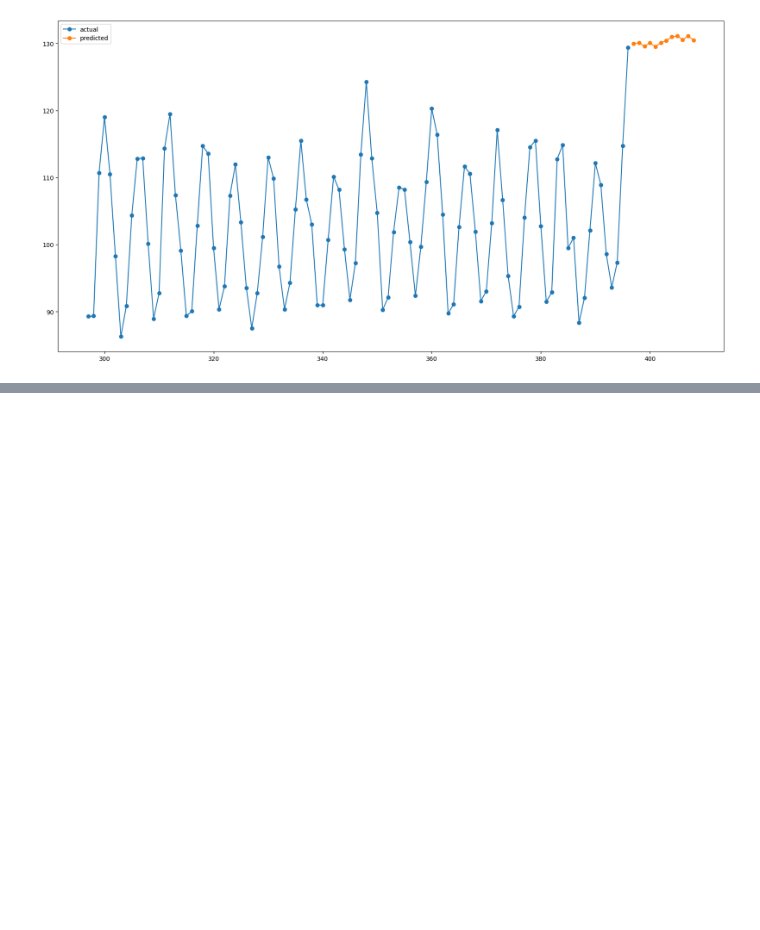
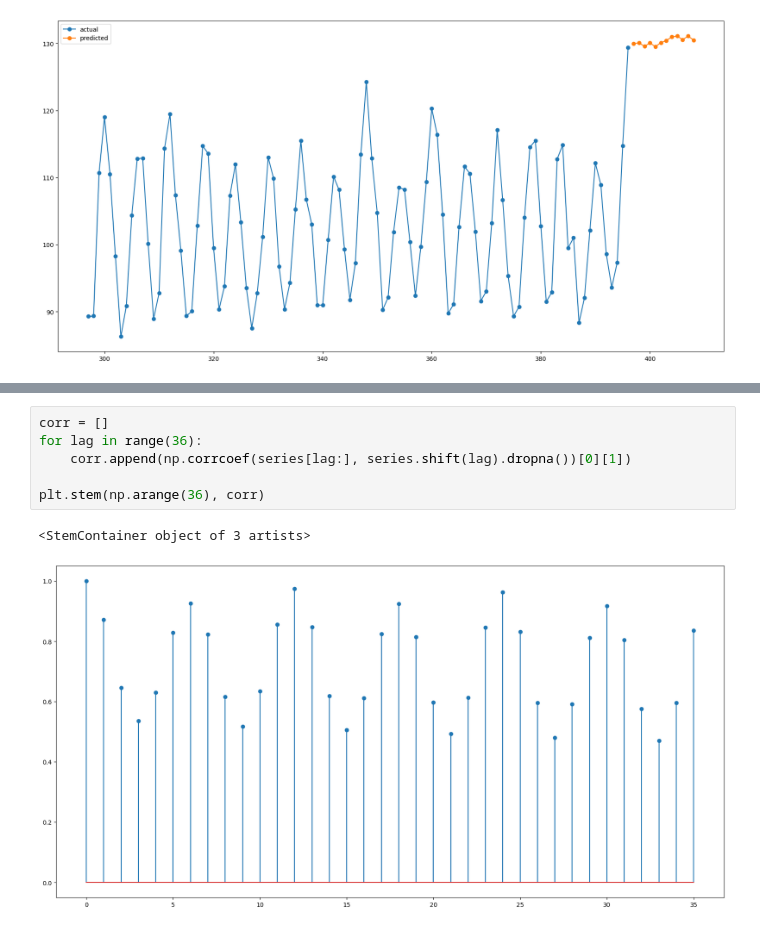
Before and after one commit to anidec25/Linear-Regression, a Jupyter notebook: Time Series/electric_production.ipynb, the cells around one changed output, grey strips where cells are left out. Saved outputs shown, nothing was run; the diff lists cells and outputs as text; blank space fills up the shorter version.

```diff
--- a/Time Series/electric_production.ipynb
+++ b/Time Series/electric_production.ipynb
@@ -195,0 +236,9 @@ plt.legend()
+# %%
+corr = []
+for lag in range(36):
+    corr.append(np.corrcoef(series[lag:], series.shift(lag).dropna())[0][1])
+
+plt.stem(np.arange(36), corr)
+# %% [output]
+<StemContainer object of 3 artists>
+[figure, added]
```
Also changed, not shown: parts of 19 cells of this notebook.
